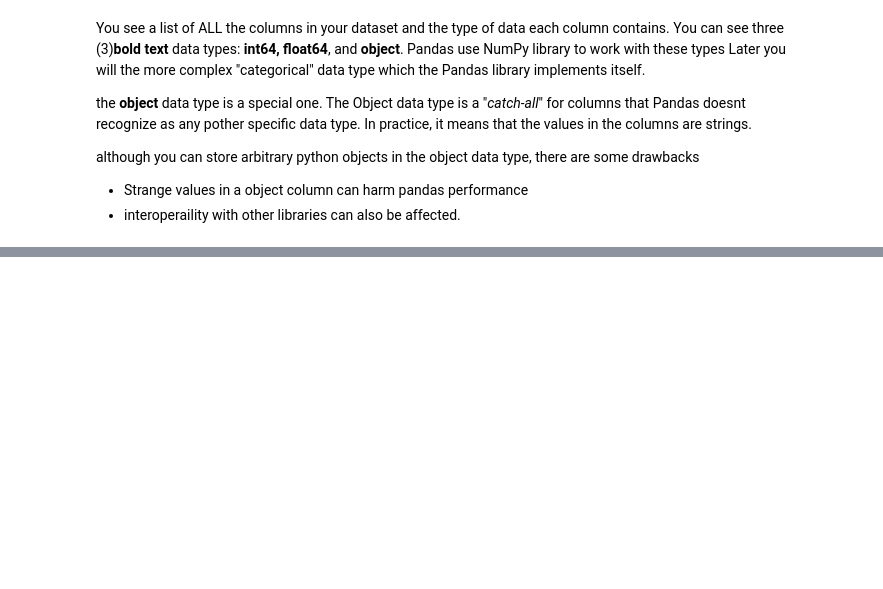
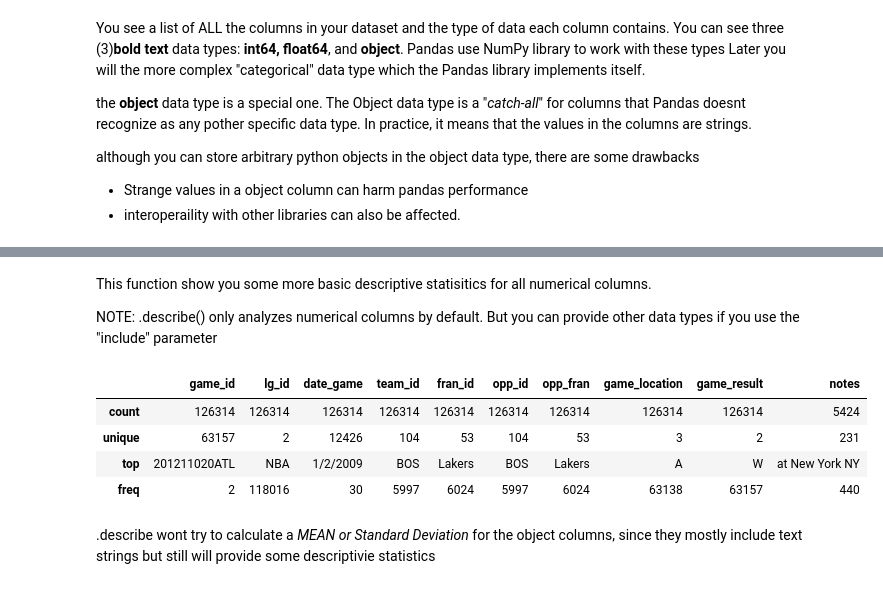
Before and after one commit to vlx300/kb_colab, a Jupyter notebook: Python_Pandas.ipynb, the cells around one changed output, grey strips where cells are left out. Cells and saved outputs as stored; diff of their text form; code cells hidden in the pictures; blank space fills up the shorter version.

```diff
--- a/Python_Pandas.ipynb
+++ b/Python_Pandas.ipynb
@@ -145,0 +162,15 @@ although you can store arbitrary python objects in the object data type, there a
+# %% [markdown]
+This function show you some more basic descriptive statisitics for all numerical columns.
+
+NOTE: .describe() only analyzes numerical columns by default. But you can provide other data types  if you use the "include" parameter
+# %%
+import numpy as np
+nba.describe(include=np.object)
+# %% [output]
+|  | game_id | lg_id | date_game | team_id | fran_id | opp_id | opp_fran | game_location | game_result | notes |
+| count | 126314 | 126314 | 126314 | 126314 | 126314 | 126314 | 126314 | 126314 | 126314 | 5424 |
+| unique | 63157 | 2 | 12426 | 104 | 53 | 104 | 53 | 3 | 2 | 231 |
+| top | 201211020ATL | NBA | 1/2/2009 | BOS | Lakers | BOS | Lakers | A | W | at New York NY |
+| freq | 2 | 118016 | 30 | 5997 | 6024 | 5997 | 6024 | 63138 | 63157 | 440 |
+# %% [markdown]
+.describe wont try to calculate a *MEAN or Standard Deviation* for the object columns, since they mostly include text strings but still will provide some descriptivie statistics
```
Also changed, not shown: parts of 3 cells of this notebook.
